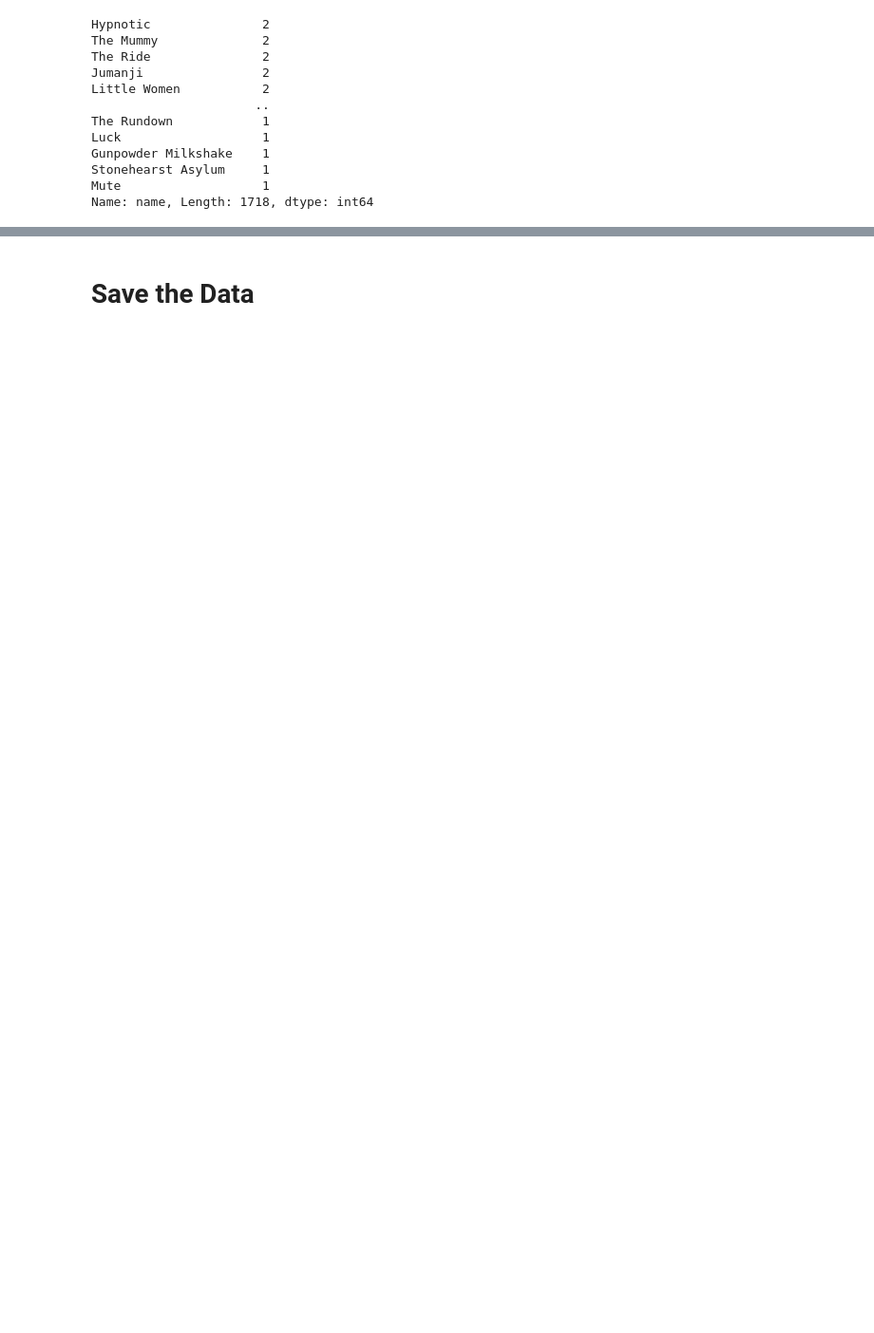
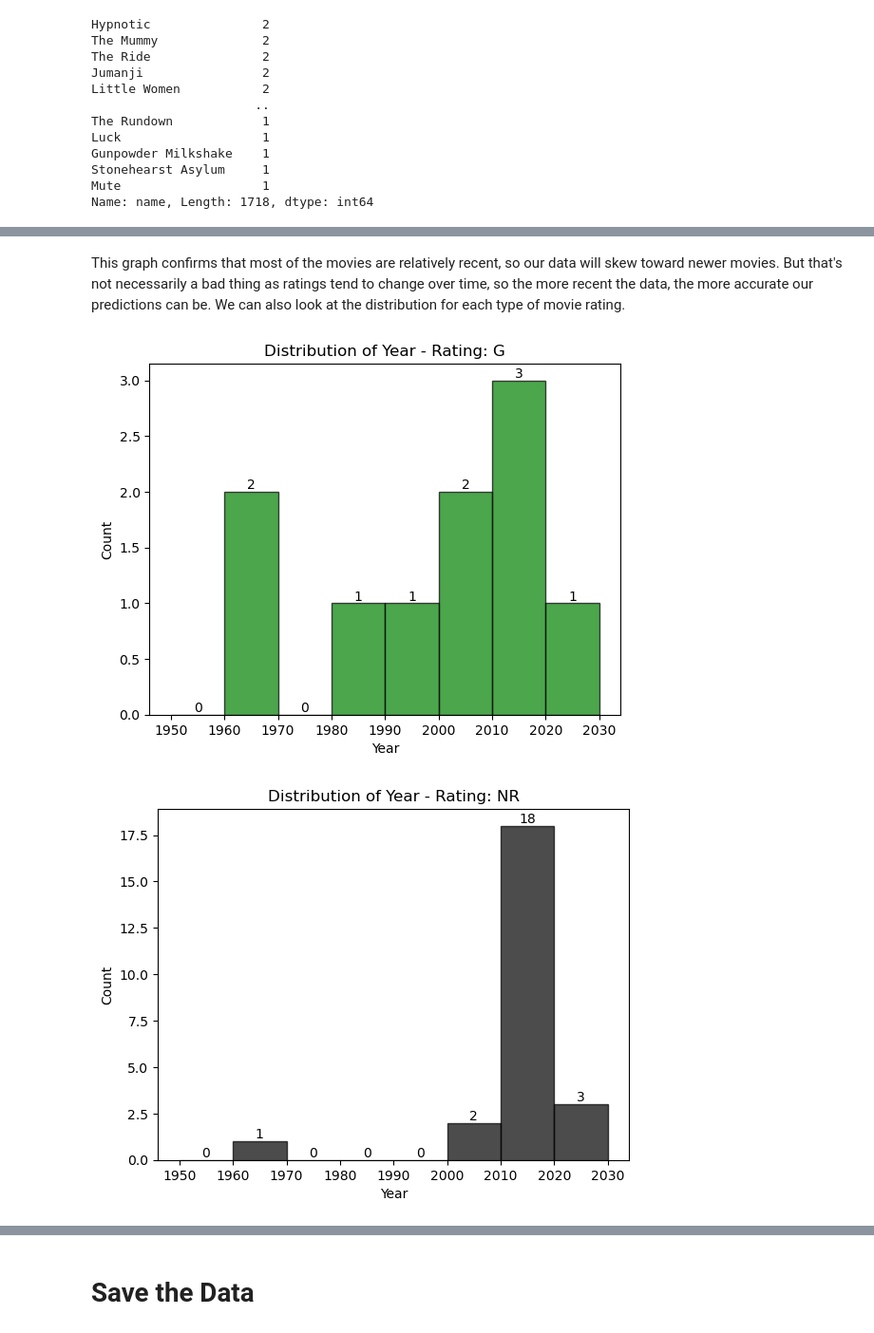
Before and after one commit to mcoulombe021/Springboard, a Jupyter notebook: Capstone 3/Data Wrangling & Exploratory Data Analysis.ipynb, the cells around one changed output, grey strips where cells are left out. Shown at 95% size. Cells and saved outputs as stored; diff of their text form; code cells hidden in the pictures; blank space fills up the shorter version.

```diff
--- a/Capstone 3/Data Wrangling & Exploratory Data Analysis.ipynb
+++ b/Capstone 3/Data Wrangling & Exploratory Data Analysis.ipynb
@@ -333,0 +999,9 @@ plot_histogram_with_counts(movies, 'year', bin_edges)
+# %% [markdown]
+This graph confirms that most of the movies are relatively recent, so our data will skew toward newer movies. But that's not necessarily a bad thing as ratings tend to change over time, so the more recent the data, the more accurate our predictions can be. We can also look at the distribution for each type of movie rating.
+# %%
+for mpaa_rating, group_df in cleaned_movies_df.groupby('mpaa_rating'):
+    color = rating_colors.get(mpaa_rating, 'blue')  # Use blue as default color if rating not found in dictionary
+    plot_histogram_with_counts(group_df, 'year', title='Distribution of Year',title_suffix=' - Rating: '+mpaa_rating, color=color, bin_edges=bin_edges)
+# %% [output]
+[figure, added]
+[figure, added]
```
Also changed, not shown: parts of 176 cells of this notebook.
